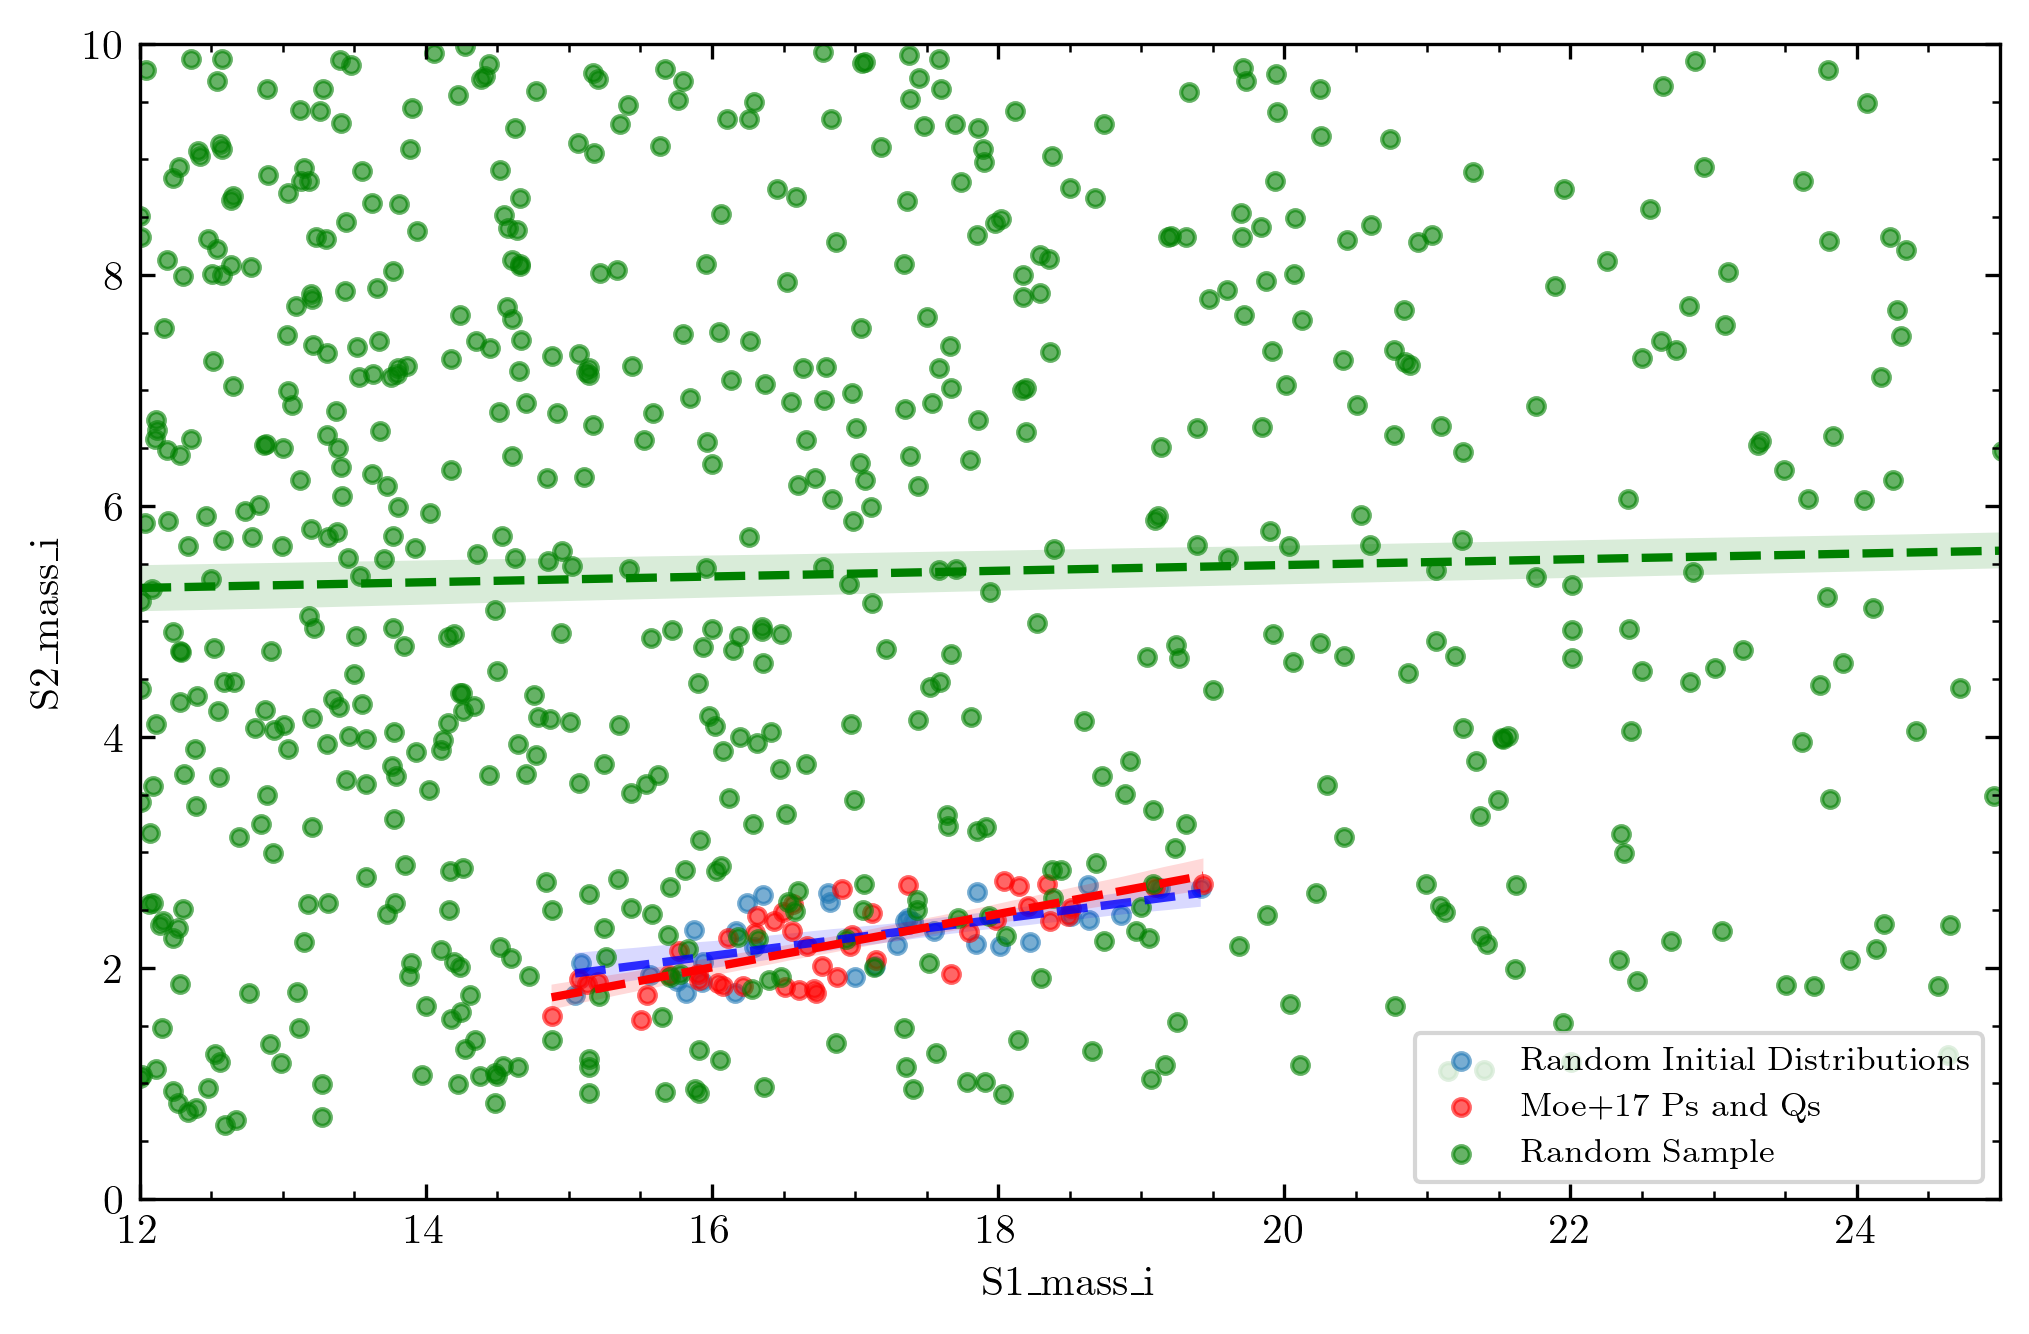
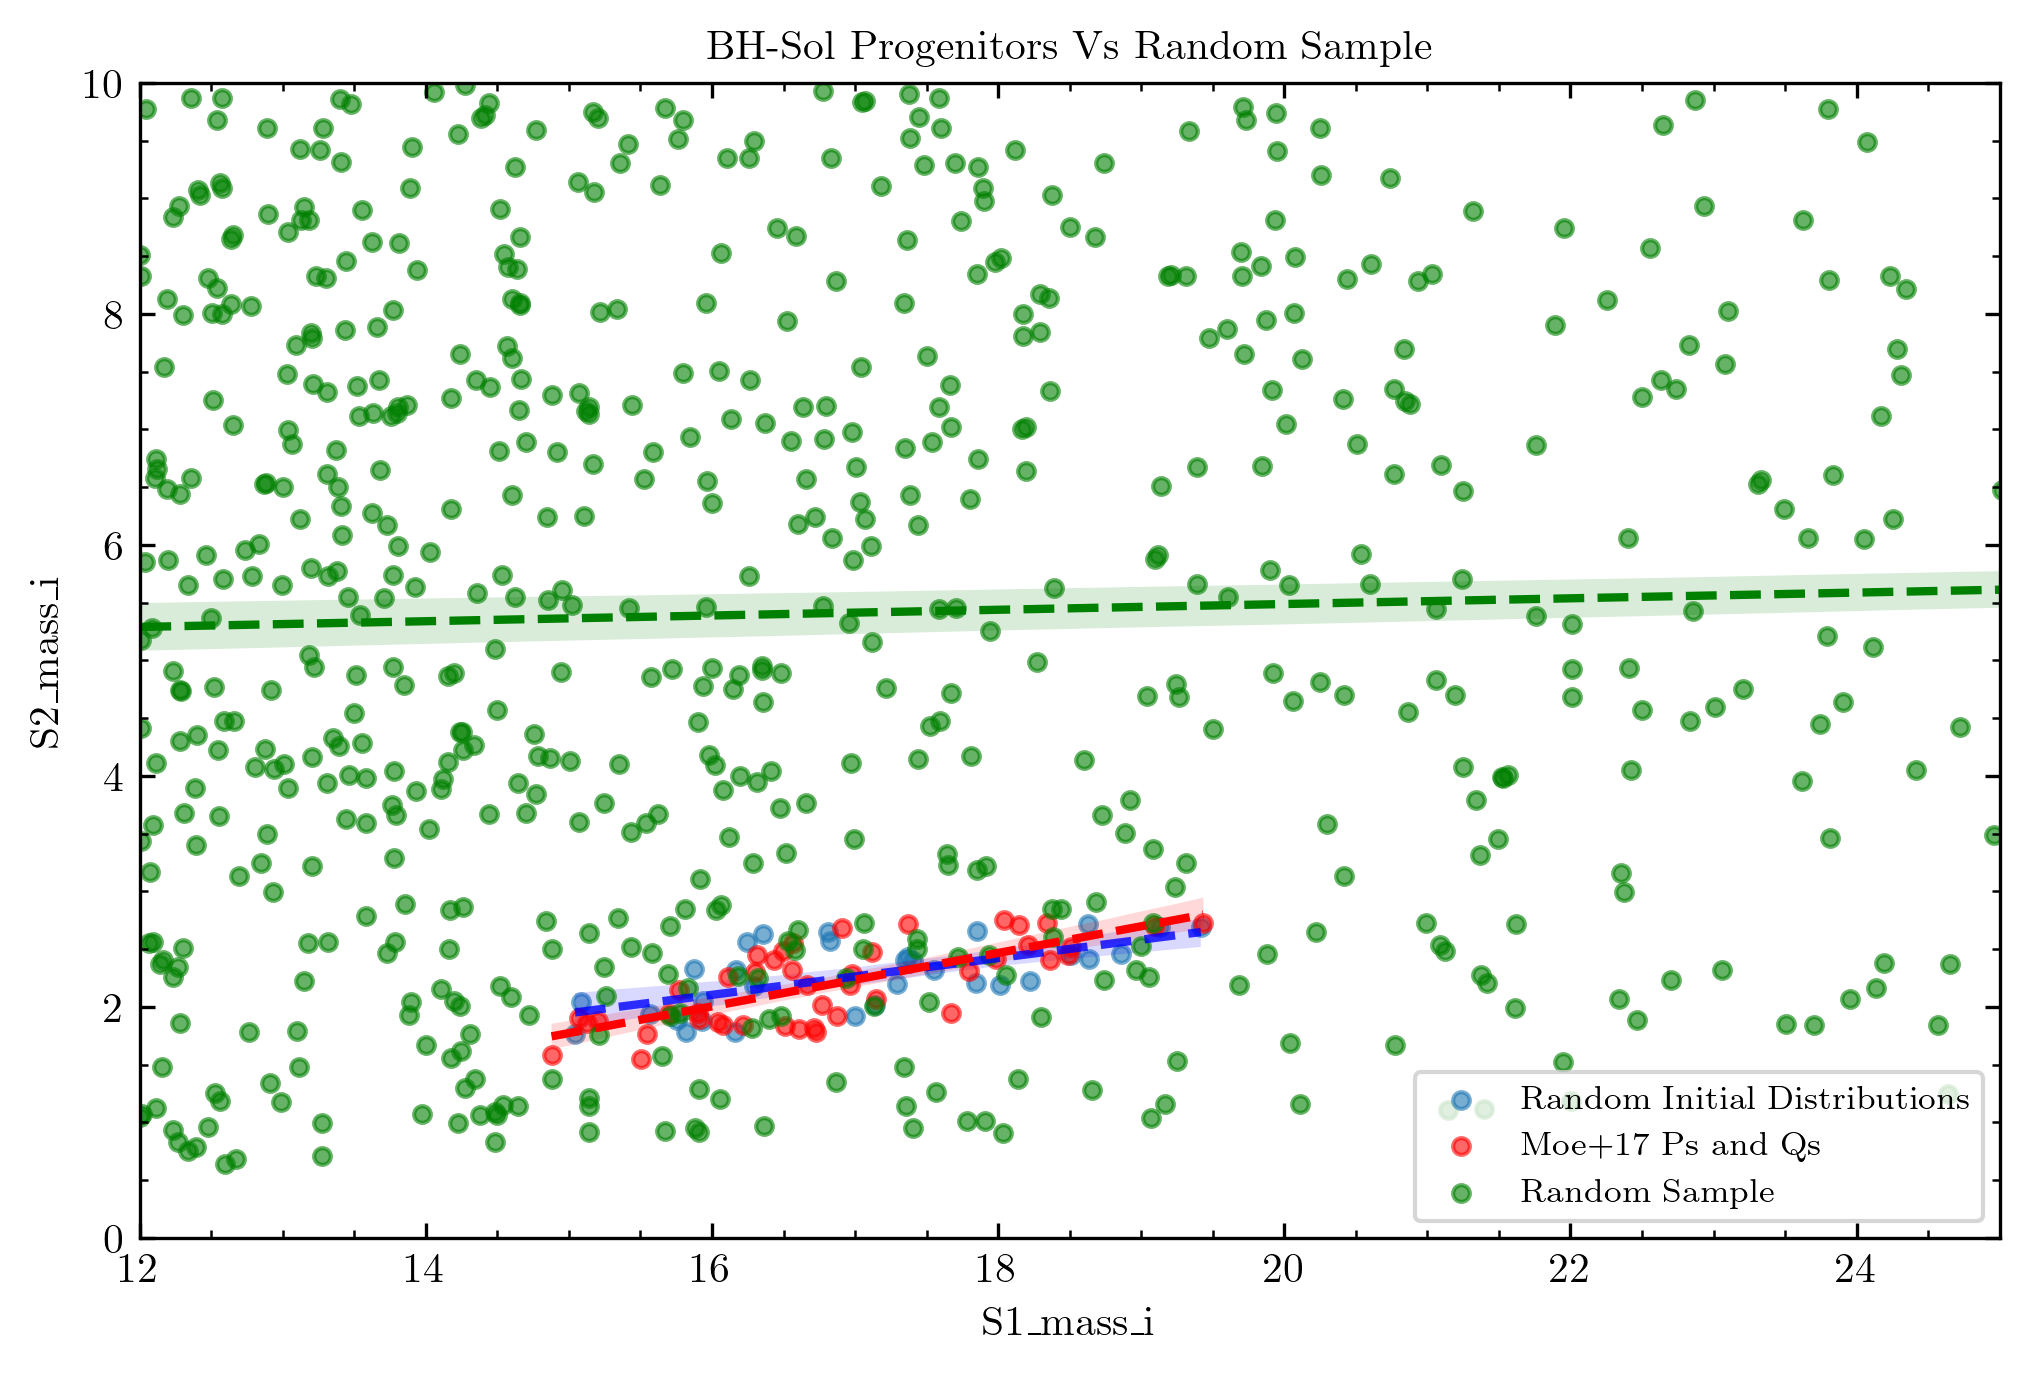
The notebook cell's code change between the first figure and the second:
--- before
+++ after
@@ -23,4 +23,6 @@
 
 plt.legend(frameon=True)
+plt.title('BH-Sol Progenitors Vs Random Sample')
+
 plt.savefig(graphSave / 'MoeDistro_Vs_Rand_Vs_All.pgf', bbox_inches='tight')
 

Commit: added titles